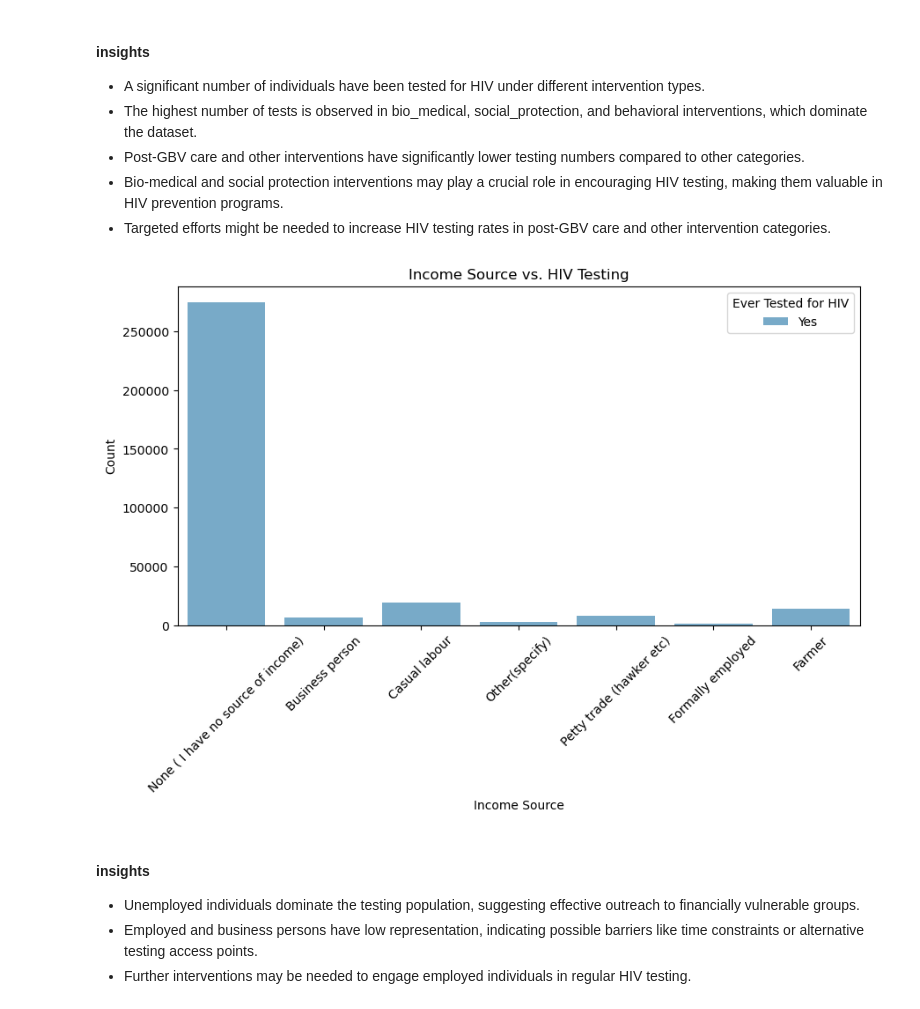
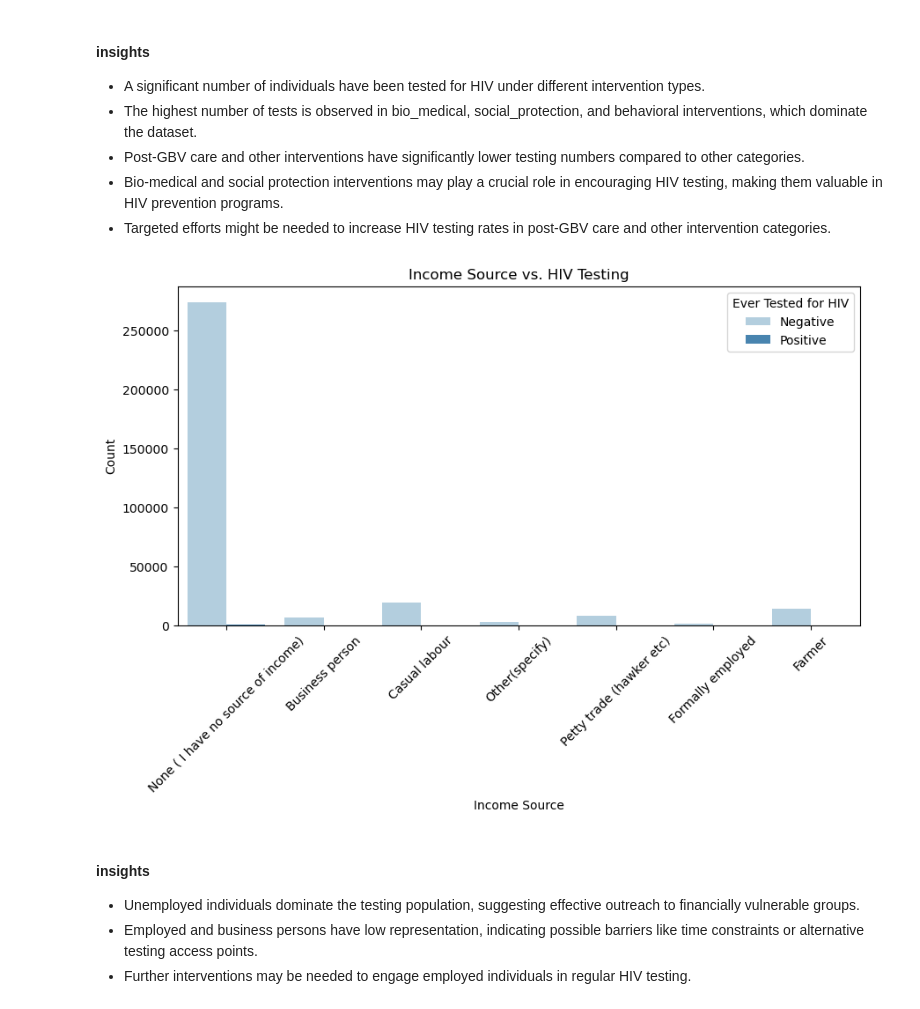
Before and after one commit to RichieRicky/DSF-PT08P5-GROUP5_CAPSTONE-PROJECT, a Jupyter notebook: PERPETUA_MANYASI.ipynb, the cells around one changed output. Cells and saved outputs as stored; diff of their text form; code cells hidden in the pictures.

Commit message:
data preparation

```diff
--- a/PERPETUA_MANYASI.ipynb
+++ b/PERPETUA_MANYASI.ipynb
@@ -189,15 +163,15 @@ plt.show()
 - Targeted efforts might be needed to increase HIV testing rates in post-GBV care and other intervention categories.
 # %%
 plt.figure(figsize=(10, 5))
-sns.countplot(x="current_income_source", hue="ever_tested_for_hiv", data=dreams_df, palette="Blues")
+sns.countplot(x="current_income_source", hue="result", data=dreams_df, palette="Blues")
 plt.xticks(rotation=45)
 plt.xlabel("Income Source")
 plt.ylabel("Count")
 plt.title("Income Source vs. HIV Testing")
 plt.legend(title="Ever Tested for HIV")
 plt.show()
 # %% [output]
-[figure, old version]
+[figure, new version]
 # %% [markdown]
 #### insights
 - Unemployed individuals dominate the testing population, suggesting effective outreach to financially vulnerable groups.
```
Also changed, not shown: parts of 16 cells of this notebook.
